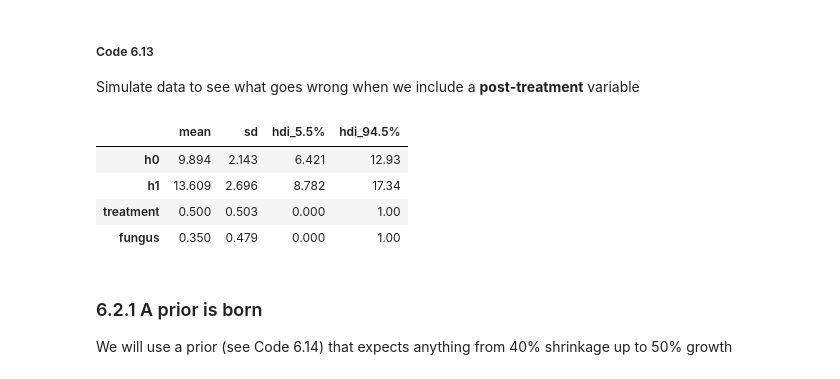
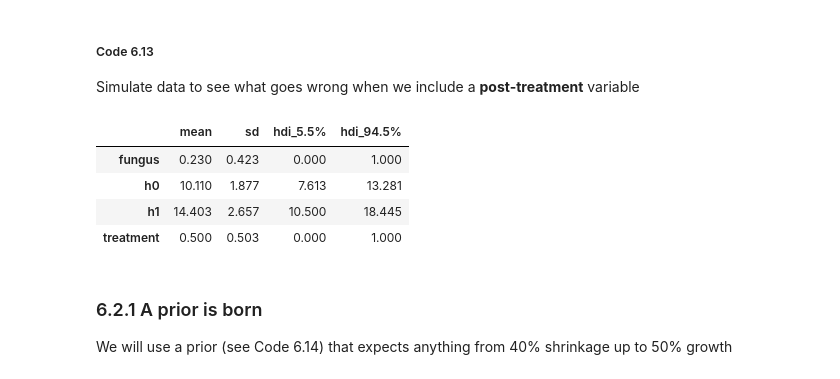
Before and after one commit to qpsy/rethinking-tfp2, a Jupyter notebook: 06_the_haunted_dag_and_the_causal_terror-2.ipynb, the cells around one changed output. Saved outputs shown, nothing was run; the diff lists cells and outputs as text; code cells hidden in the pictures.

```diff
--- a/06_the_haunted_dag_and_the_causal_terror-2.ipynb
+++ b/06_the_haunted_dag_and_the_causal_terror-2.ipynb
@@ -633,42 +603,36 @@ plt.ylabel("stddev", fontsize=14);
 
 Simulate data to see what goes wrong when we include a **post-treatment** variable
 # %%
-_SEED = 71
-
-# Note - even after providing SeedStream and generated seeds
-# it still does not respect it
 def simulate():
-    seed = tfp.util.SeedStream(_SEED, salt="sim_heights")
+    seed = tfp.util.SeedStream(613, salt="sim_heights")
 
     # number of plants
     N = 100
 
     # simulate initial heights
     h0 = tfd.Normal(loc=10.0, scale=2.0).sample(N, seed=seed())
 
     # assign treatments and simulate fungus and growth
-    treatment = tf.repeat([0.0, 1.0], repeats=N // 2)
+    treatment = jnp.repeat(jnp.array([0.0, 1.0]), repeats=N // 2)
 
-    fungus = tfd.Binomial(total_count=1.0, probs=(0.5 - treatment * 0.4)).sample(
-        seed=seed()
-    )
+    fungus = tfd.Binomial(total_count=1.0, probs=(0.5 - treatment * 0.4)).sample(seed=seed())
 
     h1 = h0 + tfd.Normal(loc=5.0 - 3.0 * fungus, scale=1.0).sample(seed=seed())
 
     # compose a clean data frame
     d = {"h0": h0, "h1": h1, "treatment": treatment, "fungus": fungus}
 
     return d
 
 
 d_dict = simulate()
 
 az.summary(d_dict, kind="stats", hdi_prob=0.89)
 # %% [output]
 |  | mean | sd | hdi_5.5% | hdi_94.5% |
-| h0 | 9.894 | 2.143 | 6.421 | 12.93 |
-| h1 | 13.609 | 2.696 | 8.782 | 17.34 |
-| treatment | 0.500 | 0.503 | 0.000 | 1.00 |
-| fungus | 0.350 | 0.479 | 0.000 | 1.00 |
+| fungus | 0.230 | 0.423 | 0.000 | 1.000 |
+| h0 | 10.110 | 1.877 | 7.613 | 13.281 |
+| h1 | 14.403 | 2.657 | 10.500 | 18.445 |
+| treatment | 0.500 | 0.503 | 0.000 | 1.000 |
 # %%
 d = pd.DataFrame.from_dict(d_dict)
```
Also changed, not shown: parts of 42 cells of this notebook.
